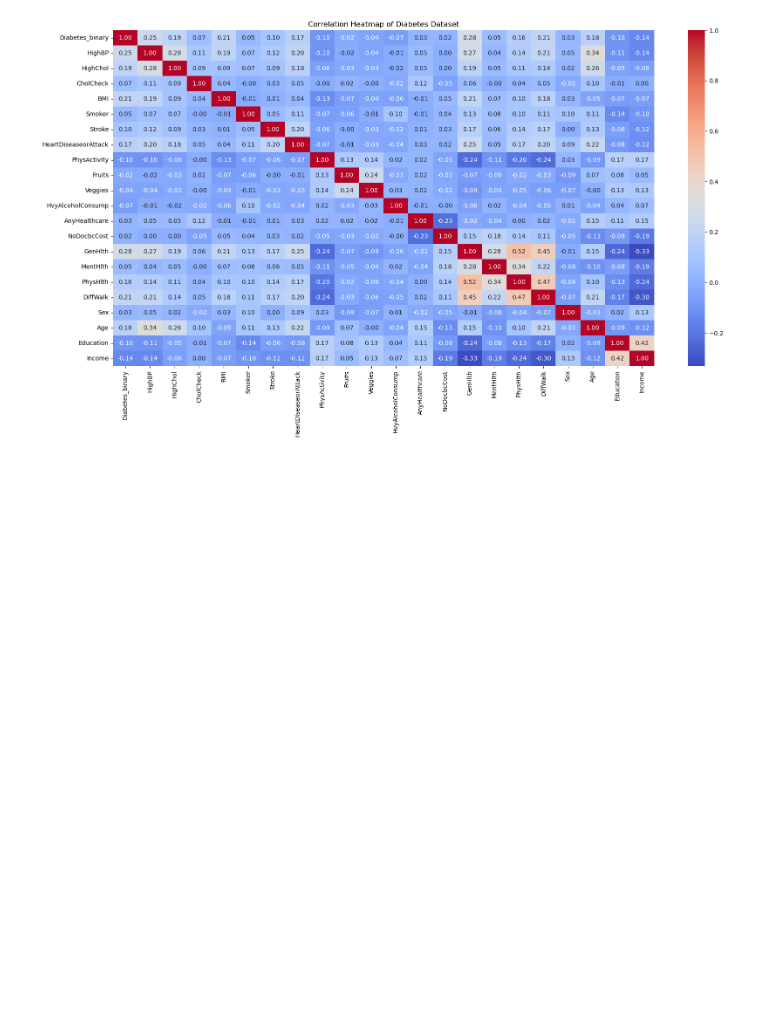
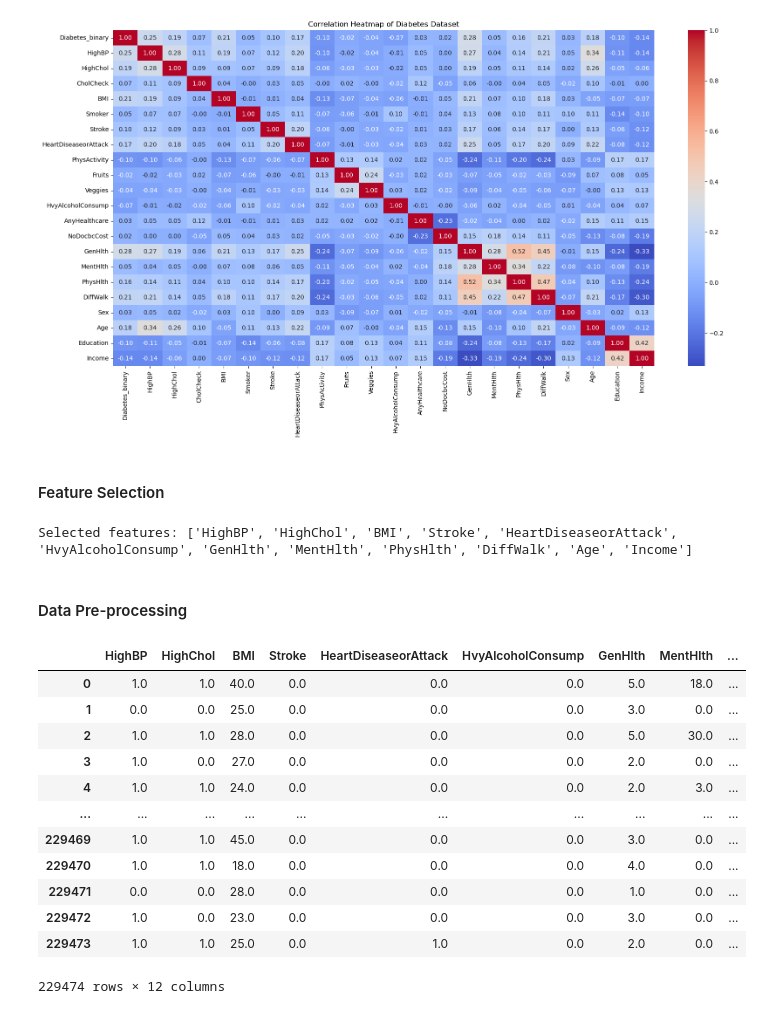
Before and after one commit to ashcds/US-diabetes-health-indicators, a Jupyter notebook: diabetes_model.ipynb, the cells around one changed output. Saved outputs shown, nothing was run; the diff lists cells and outputs as text; code cells hidden in the pictures; blank space fills up the shorter version.

```diff
--- a/diabetes_model.ipynb
+++ b/diabetes_model.ipynb
@@ -75,3 +68,42 @@ plt.title('Correlation Heatmap of Diabetes Dataset')
 plt.show()
 # %% [output]
 [figure]
+# %% [markdown]
+#### Feature Selection
+# %%
+# Feature selection using chi-squared test
+from sklearn.feature_selection import SelectKBest, chi2
+
+X_diabetes = diabetes.drop(columns=['Diabetes_binary'], axis=1)
+y_diabetes = diabetes['Diabetes_binary']
+
+# Apply chi-squared test
+selector = SelectKBest(chi2,k=12)
+diabetes_new = selector.fit(X_diabetes, y_diabetes)
+
+# Get the selected features
+selected_features_cols = diabetes_new.get_support()
+selected_features = X_diabetes.iloc[:,selected_features_cols].columns.tolist()
+print("Selected features:", selected_features)
+# %% [output]
+Selected features: ['HighBP', 'HighChol', 'BMI', 'Stroke', 'HeartDiseaseorAttack', 'HvyAlcoholConsump', 'GenHlth', 'MentHlth', 'PhysHlth', 'DiffWalk', 'Age', 'Income']
+# %% [markdown]
+#### Data Pre-processing
+# %%
+# Create a new DataFrame with selected features
+diabetes_selected = pd.DataFrame(diabetes, columns=selected_features)
+diabetes_selected
+# %% [output]
+|  | HighBP | HighChol | BMI | Stroke | HeartDiseaseorAttack | HvyAlcoholConsump | GenHlth | MentHlth | ... |
+| 0 | 1.0 | 1.0 | 40.0 | 0.0 | 0.0 | 0.0 | 5.0 | 18.0 | ... |
+| 1 | 0.0 | 0.0 | 25.0 | 0.0 | 0.0 | 0.0 | 3.0 | 0.0 | ... |
+| 2 | 1.0 | 1.0 | 28.0 | 0.0 | 0.0 | 0.0 | 5.0 | 30.0 | ... |
+| 3 | 1.0 | 0.0 | 27.0 | 0.0 | 0.0 | 0.0 | 2.0 | 0.0 | ... |
+| 4 | 1.0 | 1.0 | 24.0 | 0.0 | 0.0 | 0.0 | 2.0 | 3.0 | ... |
+| ... | ... | ... | ... | ... | ... | ... | ... | ... | ... |
+| 229469 | 1.0 | 1.0 | 45.0 | 0.0 | 0.0 | 0.0 | 3.0 | 0.0 | ... |
+| 229470 | 1.0 | 1.0 | 18.0 | 0.0 | 0.0 | 0.0 | 4.0 | 0.0 | ... |
+| 229471 | 0.0 | 0.0 | 28.0 | 0.0 | 0.0 | 0.0 | 1.0 | 0.0 | ... |
+| 229472 | 1.0 | 0.0 | 23.0 | 0.0 | 0.0 | 0.0 | 3.0 | 0.0 | ... |
+| 229473 | 1.0 | 1.0 | 25.0 | 0.0 | 1.0 | 0.0 | 2.0 | 0.0 | ... |
+229474 rows × 12 columns
```
Also changed, not shown: parts of 10 cells of this notebook.
